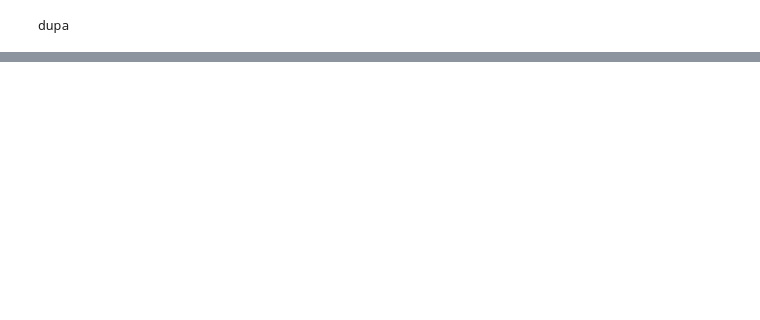
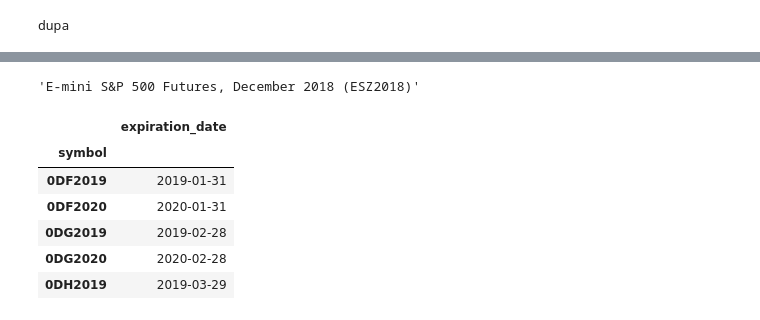
Before and after one commit to t1user/zipline, a Jupyter notebook: Untitled.ipynb, the cells around one changed output, grey strips where cells are left out. Saved outputs shown, nothing was run; the diff lists cells and outputs as text; code cells hidden in the pictures; blank space fills up the shorter version.

Commit message:
futures bundle with new downloader

```diff
--- a/Untitled.ipynb
+++ b/Untitled.ipynb
@@ -48,0 +110,4 @@ dupa
+# %%
+names.loc['ESZ2018']
+# %% [output]
+'E-mini S&P 500 Futures, December 2018 (ESZ2018)'
@@ -48,0 +116,17 @@ dupa
+# %%
+EXPIRATION_DATES = 'C:/Users/tomek/zipline/expiration_dates.csv'
+# lookup table used to get contract expiration dates
+expiration_table = pd.read_csv(EXPIRATION_DATES,
+                               usecols=['symbol', 'expiration_date'],
+                               parse_dates=['expiration_date'],
+                              index_col='symbol')
+# %%
+expiration_table.head()
+# %% [output]
+|  | expiration_date |
+| symbol |  |
+| 0DF2019 | 2019-01-31 |
+| 0DF2020 | 2020-01-31 |
+| 0DG2019 | 2019-02-28 |
+| 0DG2020 | 2020-02-28 |
+| 0DH2019 | 2019-03-29 |
```
Also changed, not shown: parts of 20 cells of this notebook, 15 other files.
